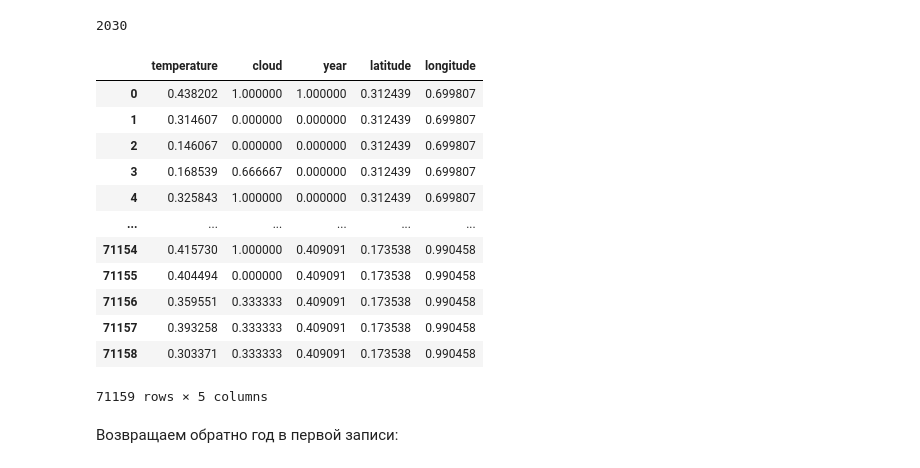
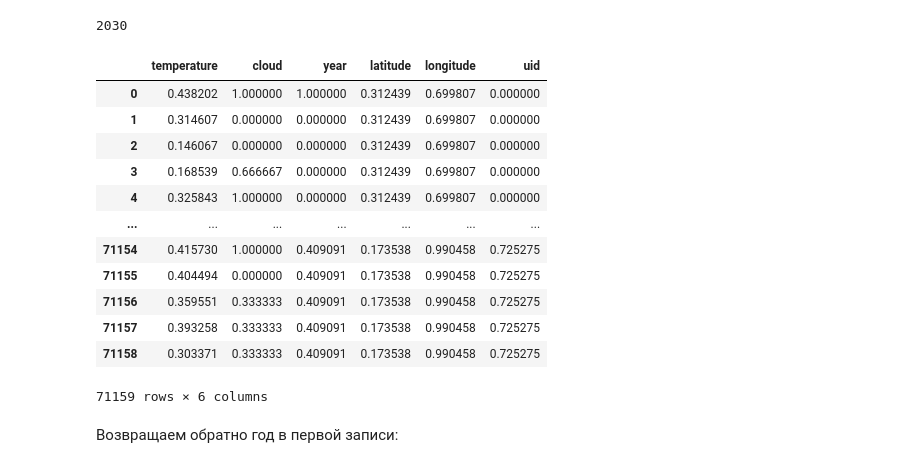
Before and after one commit to phys-winner/water-predictor-bot, a Jupyter notebook: notebooks/eda.ipynb, the cells around one changed output. Cells and saved outputs as stored; diff of their text form; code cells hidden in the pictures.

Commit message:
eda: normalize uid column

```diff
--- a/notebooks/eda.ipynb
+++ b/notebooks/eda.ipynb
@@ -710,6 +711,8 @@ df['weather_snow'] = df['weather'].map({'clear': 0, 'rain': 0, 'storm': 0, 'snow
 df['weather_v3_rain'] = df['weather'].map({'clear': 0, 'rain': 1, 'storm': 0, 'snow': 0})
 df['weather_v3_storm'] = df['weather'].map({'clear': 0, 'rain': 0, 'storm': 1, 'snow': 0})
 
+df['weather_v4'] = df['weather'].map({'clear': 0, 'rain': 1, 'storm': 2, 'snow': 3})
+
 df = df.drop(['weather'], axis=1)
 # %%
 df.head().T
@@ -885,24 +889,24 @@ df.at[0, 'year']
 # %%
 from sklearn.preprocessing import MinMaxScaler, minmax_scale
 
-columns_to_scale = ['temperature', 'cloud', 'year', 'latitude', 'longitude']
+columns_to_scale = ['temperature', 'cloud', 'year', 'latitude', 'longitude', 'uid']
 
 df[columns_to_scale] = minmax_scale(df[columns_to_scale])
 df[columns_to_scale]
 # %% [output]
-|  | temperature | cloud | year | latitude | longitude |
-| 0 | 0.438202 | 1.000000 | 1.000000 | 0.312439 | 0.699807 |
-| 1 | 0.314607 | 0.000000 | 0.000000 | 0.312439 | 0.699807 |
-| 2 | 0.146067 | 0.000000 | 0.000000 | 0.312439 | 0.699807 |
-| 3 | 0.168539 | 0.666667 | 0.000000 | 0.312439 | 0.699807 |
-| 4 | 0.325843 | 1.000000 | 0.000000 | 0.312439 | 0.699807 |
-| ... | ... | ... | ... | ... | ... |
-| 71154 | 0.415730 | 1.000000 | 0.409091 | 0.173538 | 0.990458 |
-| 71155 | 0.404494 | 0.000000 | 0.409091 | 0.173538 | 0.990458 |
-| 71156 | 0.359551 | 0.333333 | 0.409091 | 0.173538 | 0.990458 |
-| 71157 | 0.393258 | 0.333333 | 0.409091 | 0.173538 | 0.990458 |
-| 71158 | 0.303371 | 0.333333 | 0.409091 | 0.173538 | 0.990458 |
+|  | temperature | cloud | year | latitude | longitude | uid |
+| 0 | 0.438202 | 1.000000 | 1.000000 | 0.312439 | 0.699807 | 0.000000 |
+| 1 | 0.314607 | 0.000000 | 0.000000 | 0.312439 | 0.699807 | 0.000000 |
+| 2 | 0.146067 | 0.000000 | 0.000000 | 0.312439 | 0.699807 | 0.000000 |
+| 3 | 0.168539 | 0.666667 | 0.000000 | 0.312439 | 0.699807 | 0.000000 |
+| 4 | 0.325843 | 1.000000 | 0.000000 | 0.312439 | 0.699807 | 0.000000 |
+| ... | ... | ... | ... | ... | ... | ... |
+| 71154 | 0.415730 | 1.000000 | 0.409091 | 0.173538 | 0.990458 | 0.725275 |
+| 71155 | 0.404494 | 0.000000 | 0.409091 | 0.173538 | 0.990458 | 0.725275 |
+| 71156 | 0.359551 | 0.333333 | 0.409091 | 0.173538 | 0.990458 | 0.725275 |
+| 71157 | 0.393258 | 0.333333 | 0.409091 | 0.173538 | 0.990458 | 0.725275 |
+| 71158 | 0.303371 | 0.333333 | 0.409091 | 0.173538 | 0.990458 | 0.725275 |
-71159 rows × 5 columns
+71159 rows × 6 columns
 # %% [markdown]
 Возвращаем обратно год в первой записи:
 # %%
```
Also changed, not shown: parts of 6 cells of this notebook, 2 other files.
